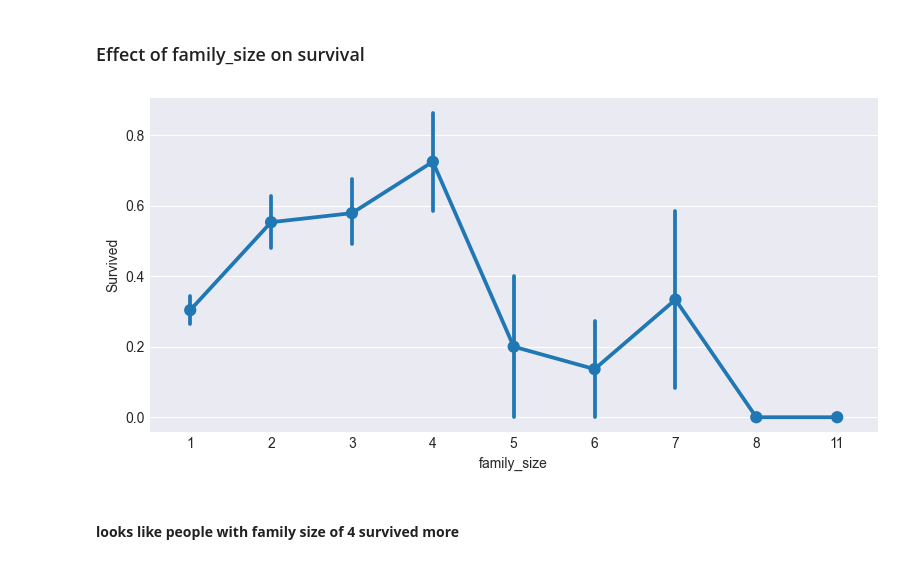
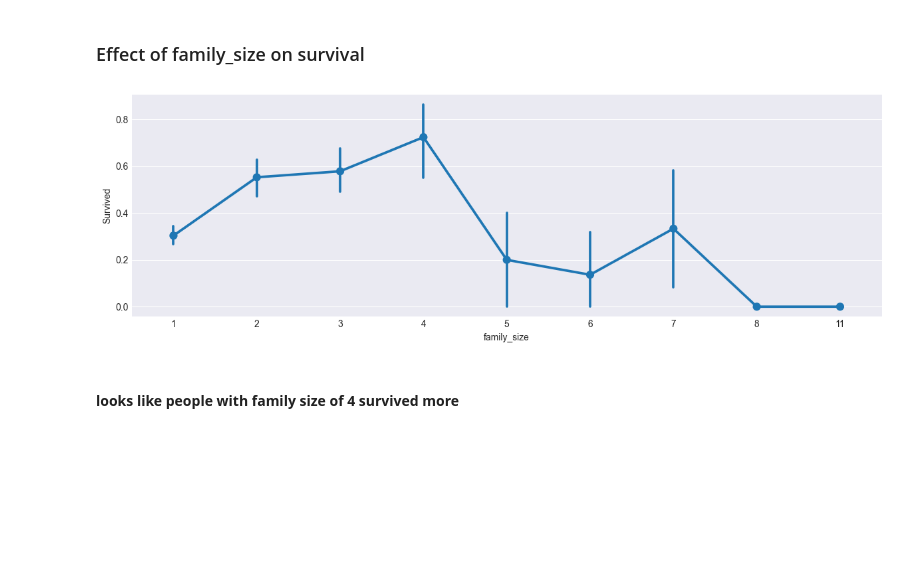
Before and after one commit to afzalmp40/EDA, a Jupyter notebook: titanic EDA/titanic EDA.ipynb, the cells around one changed output. Cells and saved outputs as stored; diff of their text form; code cells hidden in the pictures; blank space fills up the shorter version.

```diff
--- a/titanic EDA/titanic EDA.ipynb
+++ b/titanic EDA/titanic EDA.ipynb
@@ -543,15 +541,16 @@ plot.fig.dpi=100
 # %% [markdown]
 ### Effect of family_size on survival
 # %%
-plot=sns.catplot(data=df,
-                 x='family_size',
-                 y='Survived',
-                 kind='point',
-                 aspect=2, height=4
+plot=sns.catplot(
+    data=df,
+    x='family_size',
+    y='Survived',
+    kind='point',
+    aspect=3, height=4
 )
 plot.fig.dpi=100
 # %% [output]
-[figure, old version]
+[figure, new version]
 # %% [markdown]
 #### **looks like people with family size of 4 survived more**
 # %% [markdown]
```
Also changed, not shown: parts of 15 cells of this notebook.
